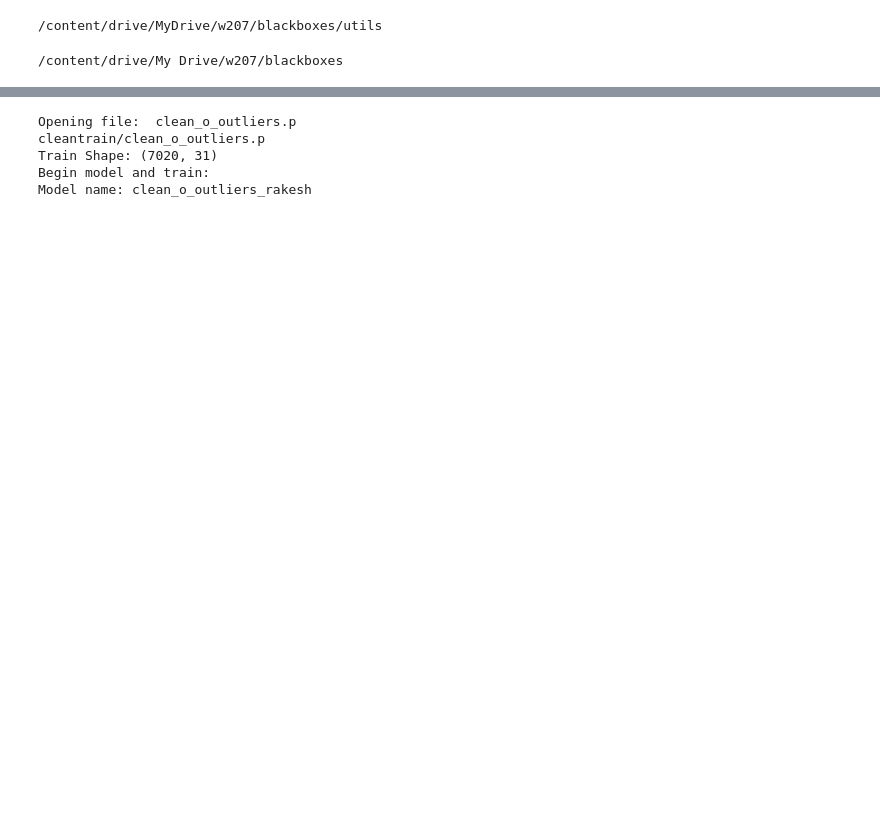
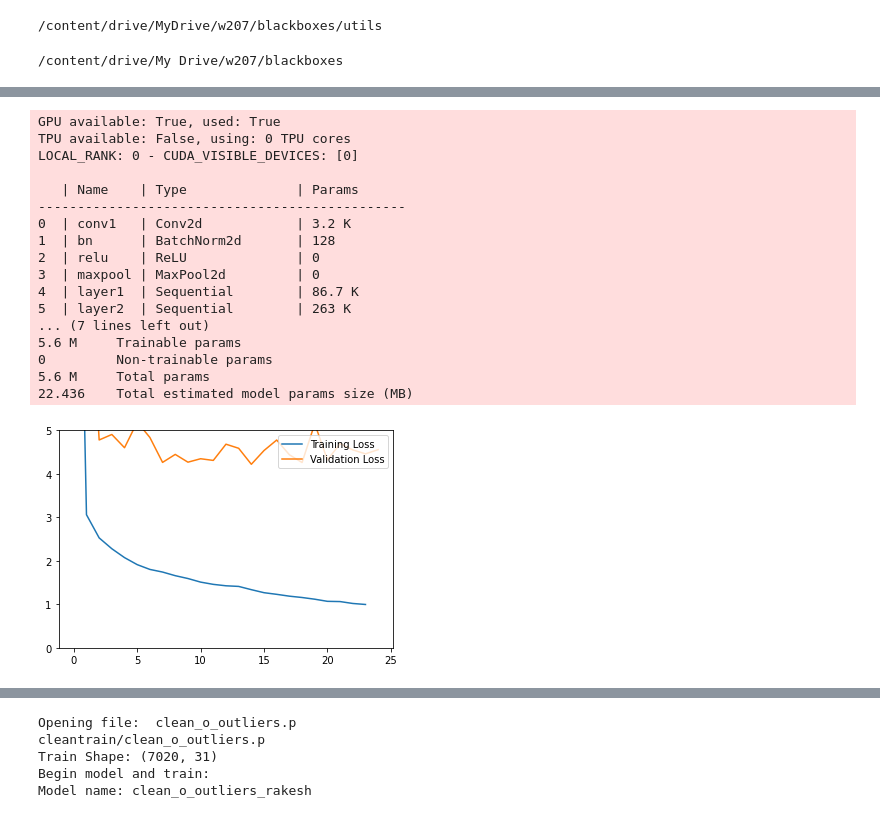
Before and after one commit to jcweaver/blackboxes, a Jupyter notebook: models/Rakesh_models.ipynb, the cells around one changed output, grey strips where cells are left out. Drawn from its saved outputs; the diff is of its cells as text; code cells hidden in the pictures; blank space fills up the shorter version.

Commit message:
Pushing Stable Model: Able to train and Validate on one file

```diff
--- a/models/Rakesh_models.ipynb
+++ b/models/Rakesh_models.ipynb
@@ -30,6 +45,7 @@ cd /content/drive/MyDrive/w207/blackboxes/utils/
 # %%
 #Set the utils path to point to the utils directory locally
 UTILS_PATH = "utils/"
+IMG_SIZE = 96
 
 import os, sys
 sys.path.append(UTILS_PATH)
@@ -40,14 +56,19 @@ import imp
 import pickle
 import numpy as np
 import pandas as pd
+import matplotlib.pyplot as plt
+
 import torch
+import torch.nn.functional as F
 from torch import nn
 from torch import optim
-import torch.nn.functional as F
+
 from torchvision import transforms
-from torchvision.datasets import MNIST
-from torch.utils.data import DataLoader, random_split
+from torch.utils.data import DataLoader, Dataset, random_split
+from torch.utils.data.sampler import SubsetRandomSampler
+
 import pytorch_lightning as pl
+from torchmetrics import MeanSquaredError as MSE
 # %%
 # https://niko-gamulin.medium.com/resnet-implementation-with-pytorch-from-scratch-23cf3047cb93
 # Pytorch Lightning Tutorials to build networks : https://www.youtube.com/watch?v=DbESHcCoWbM&list=PLaMu-SDt_RB5NUm67hU2pdE75j6KaIOv2&index=3
@@ -280,0 +297,39 @@ KeyError: ignored
+# %%
+from pytorch_lightning.loggers import TensorBoardLogger
+from pytorch_lightning.callbacks import EarlyStopping
+
+file_path = "cleantrain_8/"
+files = os.listdir(file_path)
+clean_file = "".join((file_path,files[0]))
+
+model = ResNet(data_file=clean_file, num_classes=8, batch_size=64)
+logger = TensorBoardLogger("data/models/rakesh/tb_logs", name="rakesh_test_model")
+
+trainer = pl.Trainer(logger=logger, progress_bar_refresh_rate=20, max_epochs=100, gpus=1, auto_scale_batch_size="binsearch", callbacks=[EarlyStopping(monitor='val_loss', patience=10)])
+# trainer.tune(model)
+trainer.fit(model)
+
+plt.plot(range(len(model.epoch_train_losses)), model.epoch_train_losses, label="Training Loss")
+plt.plot(range(len(model.epoch_val_losses)), model.epoch_val_losses, label="Validation Loss")
+plt.legend(loc="upper right")
+plt.ylim([0, 5])
+plt.show()
+# %% [output]
+GPU available: True, used: True
+TPU available: False, using: 0 TPU cores
+LOCAL_RANK: 0 - CUDA_VISIBLE_DEVICES: [0]
+
+   | Name    | Type              | Params
+-----------------------------------------------
+0  | conv1   | Conv2d            | 3.2 K
+1  | bn      | BatchNorm2d       | 128
+2  | relu    | ReLU              | 0
+3  | maxpool | MaxPool2d         | 0
+4  | layer1  | Sequential        | 86.7 K
+5  | layer2  | Sequential        | 263 K
+... (7 lines left out)
+5.6 M     Trainable params
+0         Non-trainable params
+5.6 M     Total params
+22.436    Total estimated model params size (MB)
+[figure, added]
```
Also changed, not shown: parts of 9 cells of this notebook.
